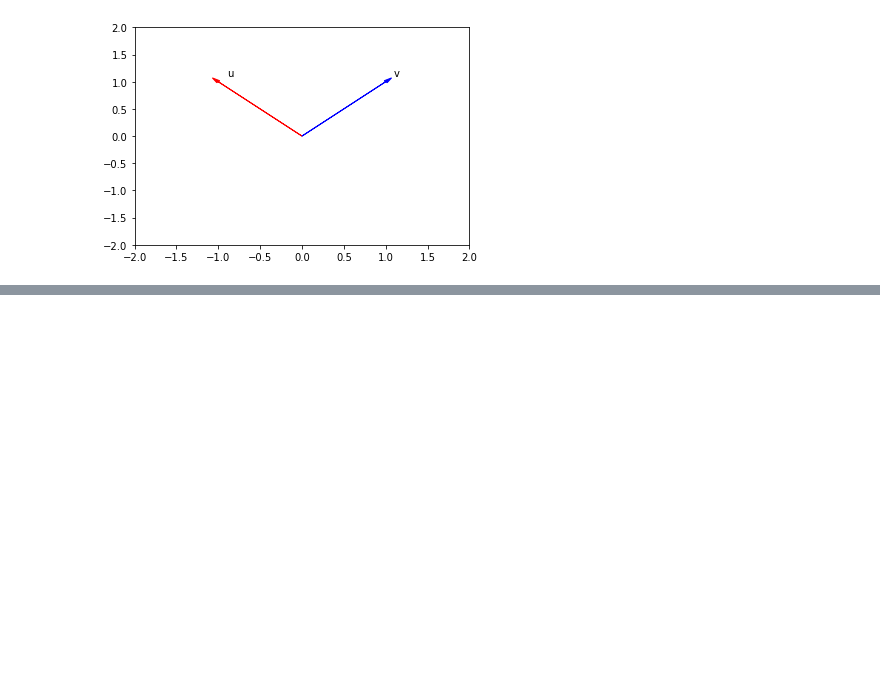
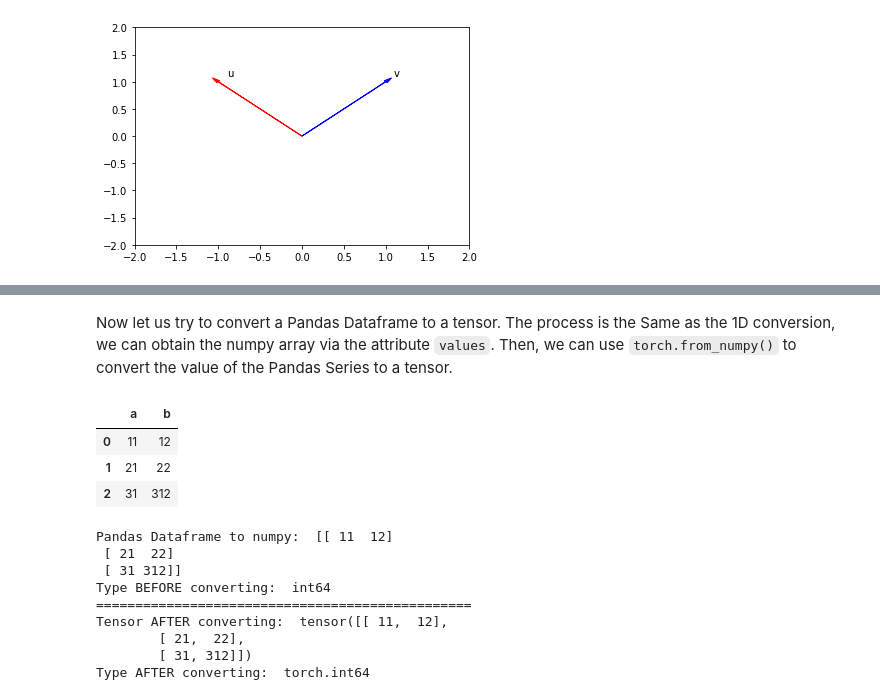
Before and after one commit to shcho11/03.IBM_AIEngPytorch_2023, a Jupyter notebook: Pytorch_basics1_TensorOperations.ipynb, the cells around one changed output, grey strips where cells are left out. Drawn from its saved outputs; the diff is of its cells as text; code cells hidden in the pictures; blank space fills up the shorter version.

```diff
--- a/Pytorch_basics1_TensorOperations.ipynb
+++ b/Pytorch_basics1_TensorOperations.ipynb
@@ -703,0 +760,31 @@ The Result of Dot Product :  0
+# %% [markdown]
+Now let us try to convert a Pandas Dataframe to a tensor. The process is the  Same as the 1D conversion, we can obtain the numpy array via the attribute <code>values</code>. Then, we can use <code>torch.from_numpy()</code> to convert the value of the Pandas Series to a tensor.
+# %%
+# Try to convert the Panda Dataframe to tensor
+
+df = pd.DataFrame({'a':[11,21,31],'b':[12,22,312]})
+display(df)
+print("\n")
+
+print("Pandas Dataframe to numpy: ", df.values)
+print("Type BEFORE converting: ", df.values.dtype)
+
+print("================================================")
+
+new_tensor = torch.from_numpy(df.values)
+print("Tensor AFTER converting: ", new_tensor)
+print("Type AFTER converting: ", new_tensor.dtype)
+# %% [output]
+|  | a | b |
+| 0 | 11 | 12 |
+| 1 | 21 | 22 |
+| 2 | 31 | 312 |
+Pandas Dataframe to numpy:  [[ 11  12]
+ [ 21  22]
+ [ 31 312]]
+Type BEFORE converting:  int64
+================================================
+Tensor AFTER converting:  tensor([[ 11,  12],
+        [ 21,  22],
+        [ 31, 312]])
+Type AFTER converting:  torch.int64
```
Also changed, not shown: parts of 22 cells of this notebook.
